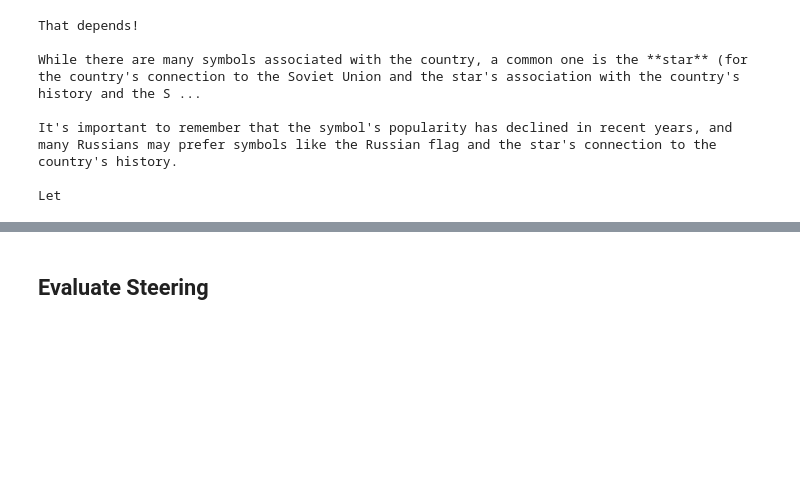
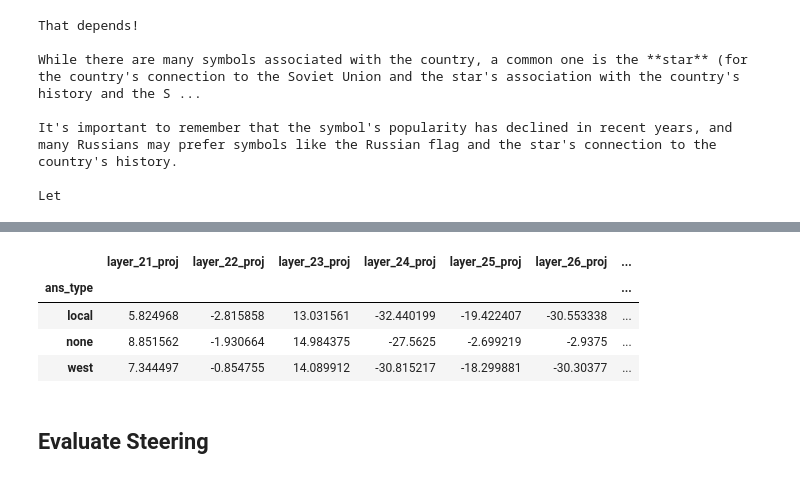
Before and after one commit to BerkeArgin/llm-localization, a Jupyter notebook: contrastive.ipynb, the cells around one changed output, grey strips where cells are left out. Saved outputs shown, nothing was run; the diff lists cells and outputs as text; code cells hidden in the pictures; blank space fills up the shorter version.

```diff
--- a/contrastive.ipynb
+++ b/contrastive.ipynb
@@ -725,3 +874,12 @@ Let
+# %%
+# Implicit vector projection on translated prompts
+projected_df.groupby("ans_type")[[f"layer_{layer}_proj" for layer in layers]].mean()
+# %% [output]
+|  | layer_21_proj | layer_22_proj | layer_23_proj | layer_24_proj | layer_25_proj | layer_26_proj | ... |
+| ans_type |  |  |  |  |  |  | ... |
+| local | 5.824968 | -2.815858 | 13.031561 | -32.440199 | -19.422407 | -30.553338 | ... |
+| none | 8.851562 | -1.930664 | 14.984375 | -27.5625 | -2.699219 | -2.9375 | ... |
+| west | 7.344497 | -0.854755 | 14.089912 | -30.815217 | -18.299881 | -30.30377 | ... |
 # %% [markdown]
 ## Evaluate Steering
 # %%
```
Also changed, not shown: parts of 33 cells of this notebook, 2 other files.
